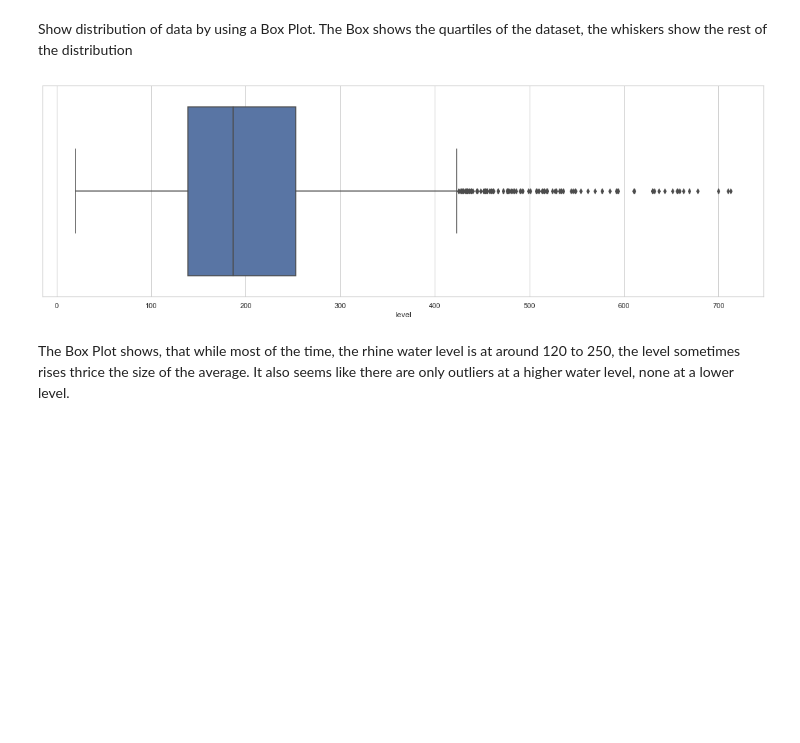
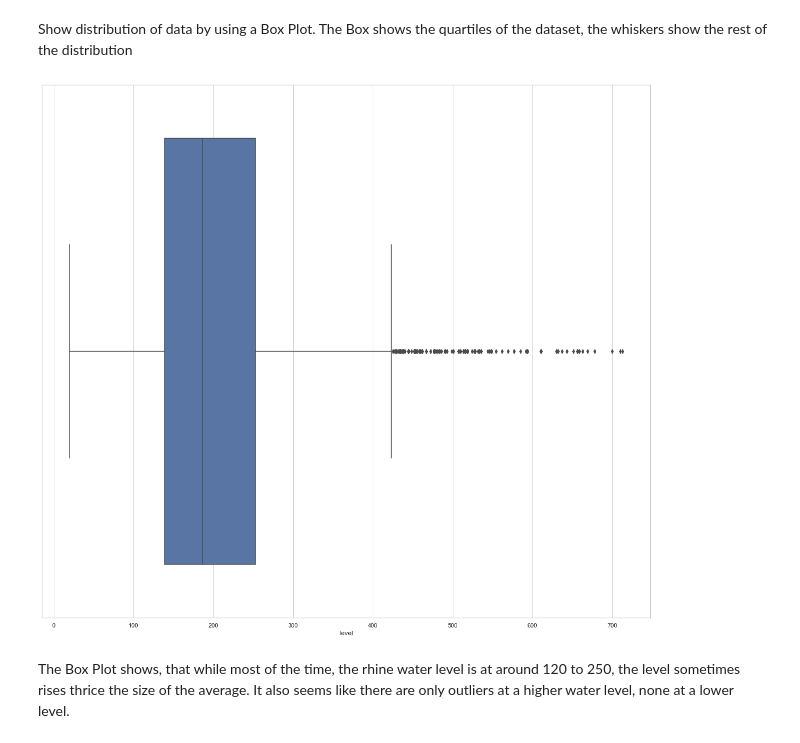
Before and after one commit to AJWarnke/datascienceml2022, a Jupyter notebook: analysis.ipynb, the cells around one changed output. Drawn from its saved outputs; the diff is of its cells as text; code cells hidden in the pictures; blank space fills up the shorter version.

Commit message:
Add savefigs

```diff
--- a/analysis.ipynb
+++ b/analysis.ipynb
@@ -8,6 +8,7 @@ import seaborn as sns
 from statsmodels.tsa.seasonal import seasonal_decompose
 # %%
 data = pd.read_csv('data/Kaub_Level_Since_2013.csv')
+path = 'results/' # Used for saving figures later on
 # %%
 data.head()
 # %% [output]
@@ -90,11 +93,12 @@ plt.show()
 # %% [markdown]
 Show distribution of data by using a Box Plot. The Box shows the quartiles of the dataset, the whiskers show the rest of the distribution
 # %%
-plt.figure(2, figsize=(20,6))
+plt.figure(2)
 sns.set_theme(style="whitegrid")
 ax = sns.boxplot(x=data['level'])
+plt.savefig(path + 'box_plot.png', dpi=300)
 # %% [output]
-[figure, old version]
+[figure, new version]
 # %% [markdown]
 The Box Plot shows, that while most of the time, the rhine water level is at around 120 to 250, the level sometimes rises thrice the size of the average. It also seems like there are only outliers at a higher water level, none at a lower level.
 # %% [markdown]
```
Also changed, not shown: parts of 6 cells of this notebook.
